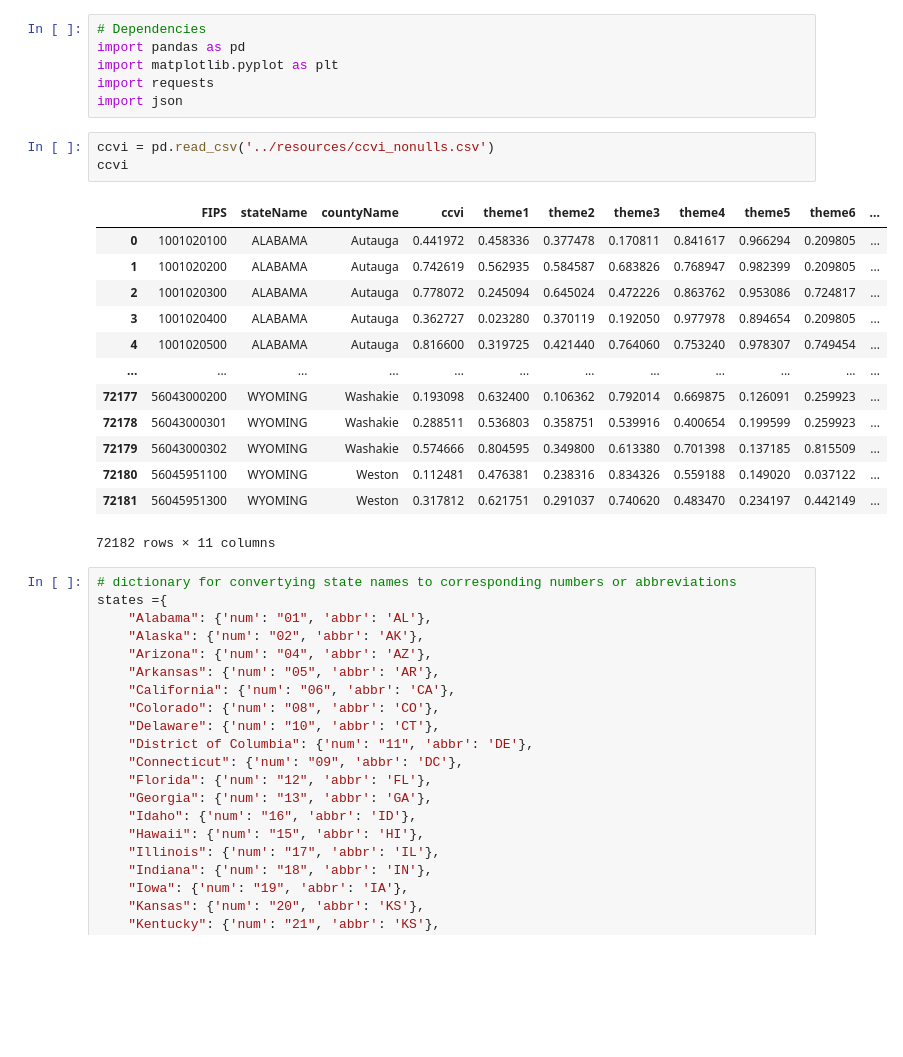
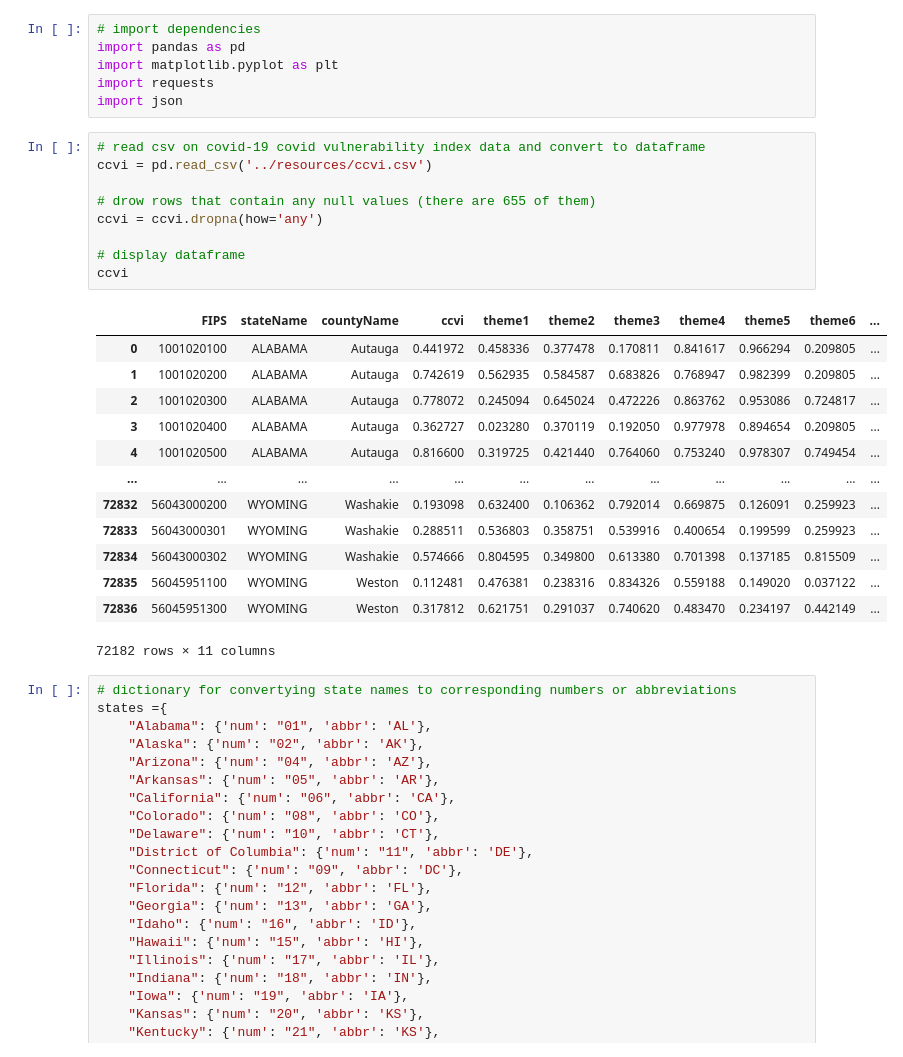
Before and after one commit to IIVIIIII/2020_Weathering, a Jupyter notebook: notebook/covid_regression.ipynb, the cells around one changed output. Saved outputs shown, nothing was run; the diff lists cells and outputs as text; blank space fills up the shorter version.

Commit message:
read and process raw ccvi data instead of reading preprocessed csv

```diff
--- a/notebook/covid_regression.ipynb
+++ b/notebook/covid_regression.ipynb
@@ -1,26 +1,32 @@
 # %%
-# Dependencies
+# import dependencies
 import pandas as pd
 import matplotlib.pyplot as plt
 import requests
 import json
-# %%
-ccvi = pd.read_csv('../resources/ccvi_nonulls.csv')
-ccvi
-# %% [output]
-|  | FIPS | stateName | countyName | ccvi | theme1 | theme2 | theme3 | theme4 | theme5 | theme6 | ... |
-| 0 | 1001020100 | ALABAMA | Autauga | 0.441972 | 0.458336 | 0.377478 | 0.170811 | 0.841617 | 0.966294 | 0.209805 | ... |
-| 1 | 1001020200 | ALABAMA | Autauga | 0.742619 | 0.562935 | 0.584587 | 0.683826 | 0.768947 | 0.982399 | 0.209805 | ... |
-| 2 | 1001020300 | ALABAMA | Autauga | 0.778072 | 0.245094 | 0.645024 | 0.472226 | 0.863762 | 0.953086 | 0.724817 | ... |
-| 3 | 1001020400 | ALABAMA | Autauga | 0.362727 | 0.023280 | 0.370119 | 0.192050 | 0.977978 | 0.894654 | 0.209805 | ... |
-| 4 | 1001020500 | ALABAMA | Autauga | 0.816600 | 0.319725 | 0.421440 | 0.764060 | 0.753240 | 0.978307 | 0.749454 | ... |
-| ... | ... | ... | ... | ... | ... | ... | ... | ... | ... | ... | ... |
-| 72177 | 56043000200 | WYOMING | Washakie | 0.193098 | 0.632400 | 0.106362 | 0.792014 | 0.669875 | 0.126091 | 0.259923 | ... |
-| 72178 | 56043000301 | WYOMING | Washakie | 0.288511 | 0.536803 | 0.358751 | 0.539916 | 0.400654 | 0.199599 | 0.259923 | ... |
-| 72179 | 56043000302 | WYOMING | Washakie | 0.574666 | 0.804595 | 0.349800 | 0.613380 | 0.701398 | 0.137185 | 0.815509 | ... |
-| 72180 | 56045951100 | WYOMING | Weston | 0.112481 | 0.476381 | 0.238316 | 0.834326 | 0.559188 | 0.149020 | 0.037122 | ... |
-| 72181 | 56045951300 | WYOMING | Weston | 0.317812 | 0.621751 | 0.291037 | 0.740620 | 0.483470 | 0.234197 | 0.442149 | ... |
-72182 rows × 11 columns
+# %%
+# read csv on covid-19 covid vulnerability index data and convert to dataframe
+ccvi = pd.read_csv('../resources/ccvi.csv')
+
+# drow rows that contain any null values (there are 655 of them)
+ccvi = ccvi.dropna(how='any')
+
+# display dataframe
+ccvi
+# %% [output]
+|  | FIPS | stateName | countyName | ccvi | theme1 | theme2 | theme3 | theme4 | theme5 | theme6 | ... |
+| 0 | 1001020100 | ALABAMA | Autauga | 0.441972 | 0.458336 | 0.377478 | 0.170811 | 0.841617 | 0.966294 | 0.209805 | ... |
+| 1 | 1001020200 | ALABAMA | Autauga | 0.742619 | 0.562935 | 0.584587 | 0.683826 | 0.768947 | 0.982399 | 0.209805 | ... |
+| 2 | 1001020300 | ALABAMA | Autauga | 0.778072 | 0.245094 | 0.645024 | 0.472226 | 0.863762 | 0.953086 | 0.724817 | ... |
+| 3 | 1001020400 | ALABAMA | Autauga | 0.362727 | 0.023280 | 0.370119 | 0.192050 | 0.977978 | 0.894654 | 0.209805 | ... |
+| 4 | 1001020500 | ALABAMA | Autauga | 0.816600 | 0.319725 | 0.421440 | 0.764060 | 0.753240 | 0.978307 | 0.749454 | ... |
+| ... | ... | ... | ... | ... | ... | ... | ... | ... | ... | ... | ... |
+| 72832 | 56043000200 | WYOMING | Washakie | 0.193098 | 0.632400 | 0.106362 | 0.792014 | 0.669875 | 0.126091 | 0.259923 | ... |
+| 72833 | 56043000301 | WYOMING | Washakie | 0.288511 | 0.536803 | 0.358751 | 0.539916 | 0.400654 | 0.199599 | 0.259923 | ... |
+| 72834 | 56043000302 | WYOMING | Washakie | 0.574666 | 0.804595 | 0.349800 | 0.613380 | 0.701398 | 0.137185 | 0.815509 | ... |
+| 72835 | 56045951100 | WYOMING | Weston | 0.112481 | 0.476381 | 0.238316 | 0.834326 | 0.559188 | 0.149020 | 0.037122 | ... |
+| 72836 | 56045951300 | WYOMING | Weston | 0.317812 | 0.621751 | 0.291037 | 0.740620 | 0.483470 | 0.234197 | 0.442149 | ... |
+72182 rows × 11 columns
 # %%
 # dictionary for convertying state names to corresponding numbers or abbreviations
 states ={
```
